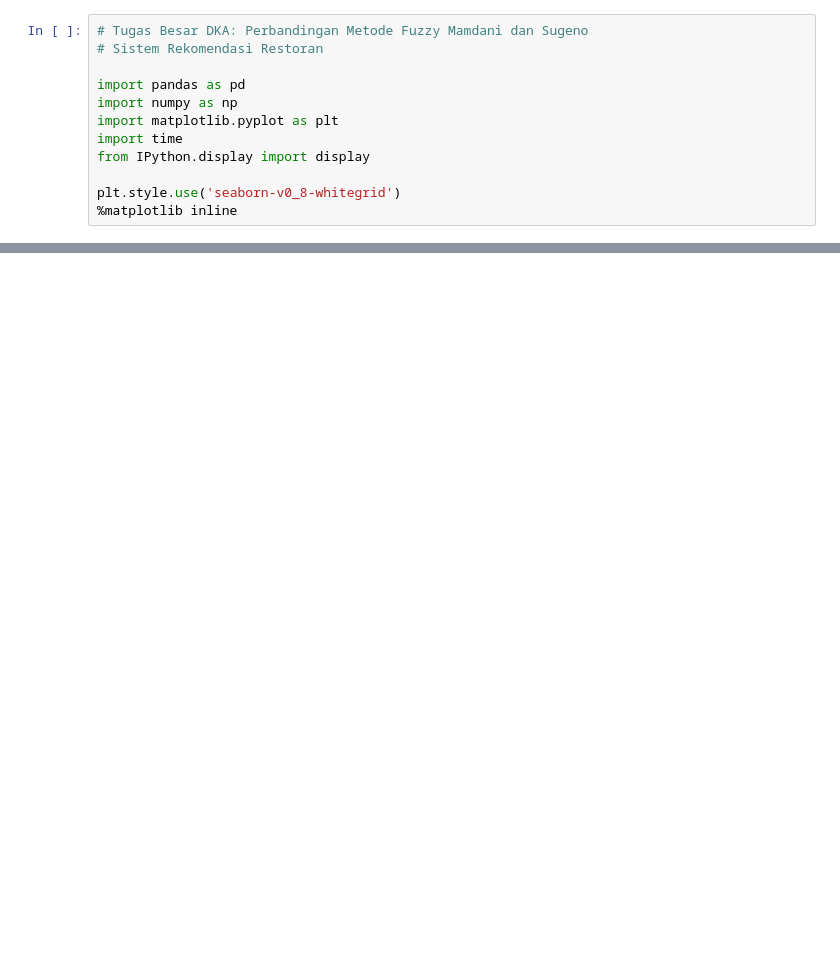
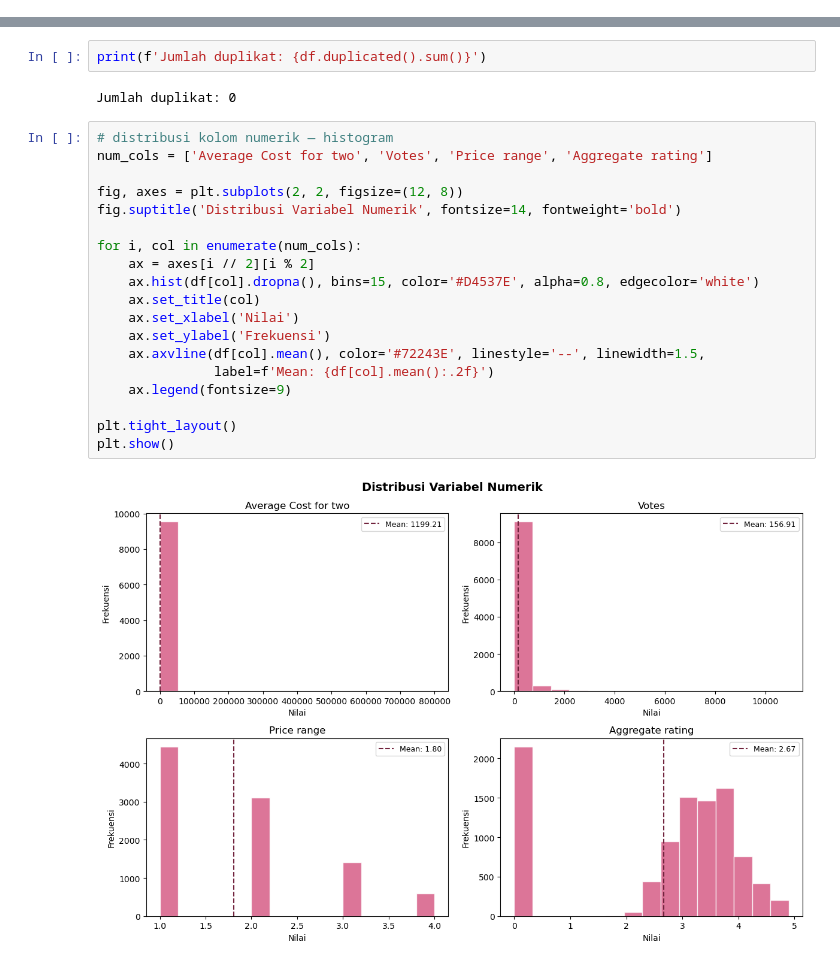
Before and after one commit to Balbale02/TUBES-DKA-SAPI, a Jupyter notebook: Tugas Besar DKA/tugas_besar_dka_fuzzy.ipynb, the cells around one changed output, grey strips where cells are left out. Saved outputs shown, nothing was run; the diff lists cells and outputs as text; blank space fills up the shorter version.

Commit message:
Perbaikan IPNYB
Penambahan cell cell dan mengimplementasian fuzzy secara mamdani dan sugeno

```diff
--- a/Tugas Besar DKA/tugas_besar_dka_fuzzy.ipynb
+++ b/Tugas Besar DKA/tugas_besar_dka_fuzzy.ipynb
@@ -9,12 +0,0 @@
-# %%
-# Tugas Besar DKA: Perbandingan Metode Fuzzy Mamdani dan Sugeno
-# Sistem Rekomendasi Restoran
-
-import pandas as pd
-import numpy as np
-import matplotlib.pyplot as plt
-import time
-from IPython.display import display
-
-plt.style.use('seaborn-v0_8-whitegrid')
-%matplotlib inline
@@ -330,0 +112,25 @@ display(metrics)
+# %%
+print(f'Jumlah duplikat: {df.duplicated().sum()}')
+# %% [output]
+Jumlah duplikat: 0
+# %%
+# distribusi kolom numerik — histogram
+num_cols = ['Average Cost for two', 'Votes', 'Price range', 'Aggregate rating']
+
+fig, axes = plt.subplots(2, 2, figsize=(12, 8))
+fig.suptitle('Distribusi Variabel Numerik', fontsize=14, fontweight='bold')
+
+for i, col in enumerate(num_cols):
+    ax = axes[i // 2][i % 2]
+    ax.hist(df[col].dropna(), bins=15, color='#D4537E', alpha=0.8, edgecolor='white')
+    ax.set_title(col)
+    ax.set_xlabel('Nilai')
+    ax.set_ylabel('Frekuensi')
+    ax.axvline(df[col].mean(), color='#72243E', linestyle='--', linewidth=1.5,
+               label=f'Mean: {df[col].mean():.2f}')
+    ax.legend(fontsize=9)
+
+plt.tight_layout()
+plt.show()
+# %% [output]
+[figure, added]
```
Also changed, not shown: parts of 58 cells of this notebook, 6 other files.
